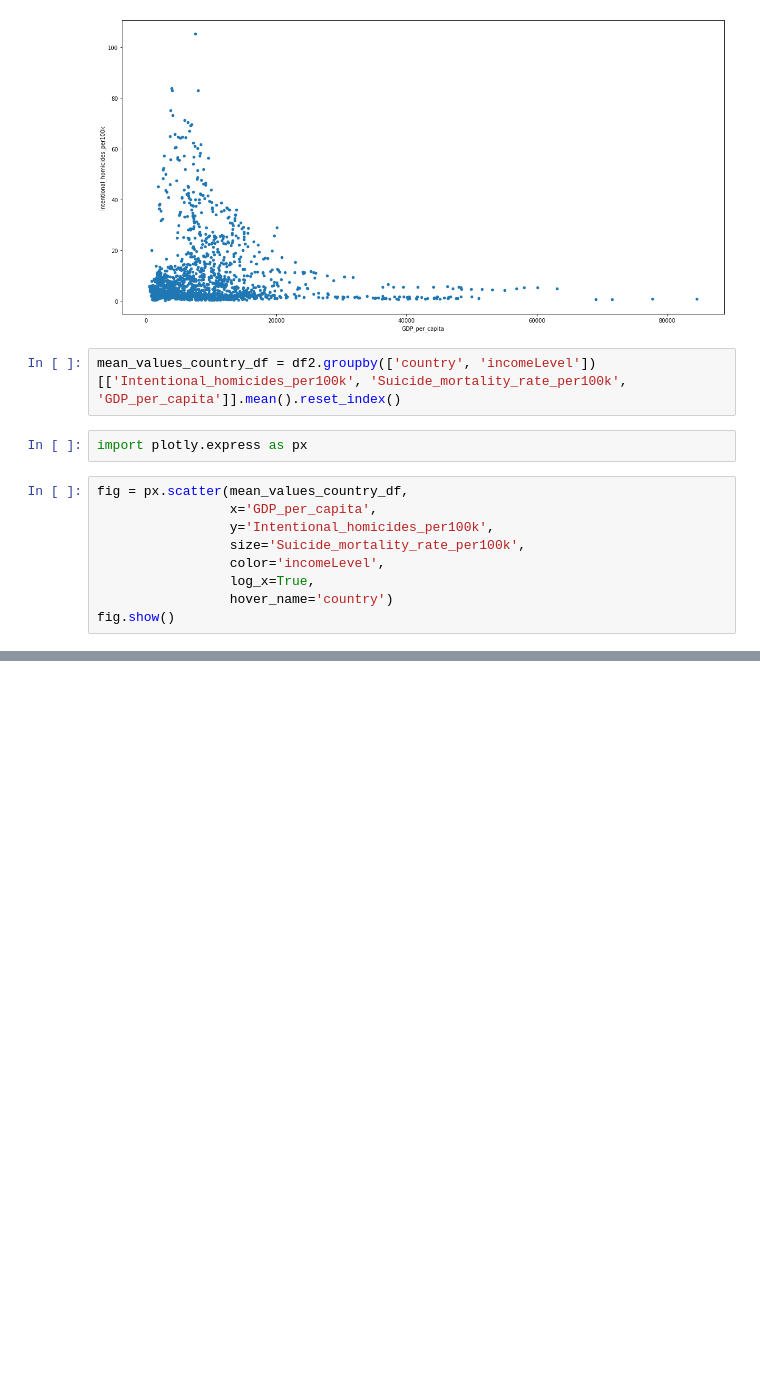
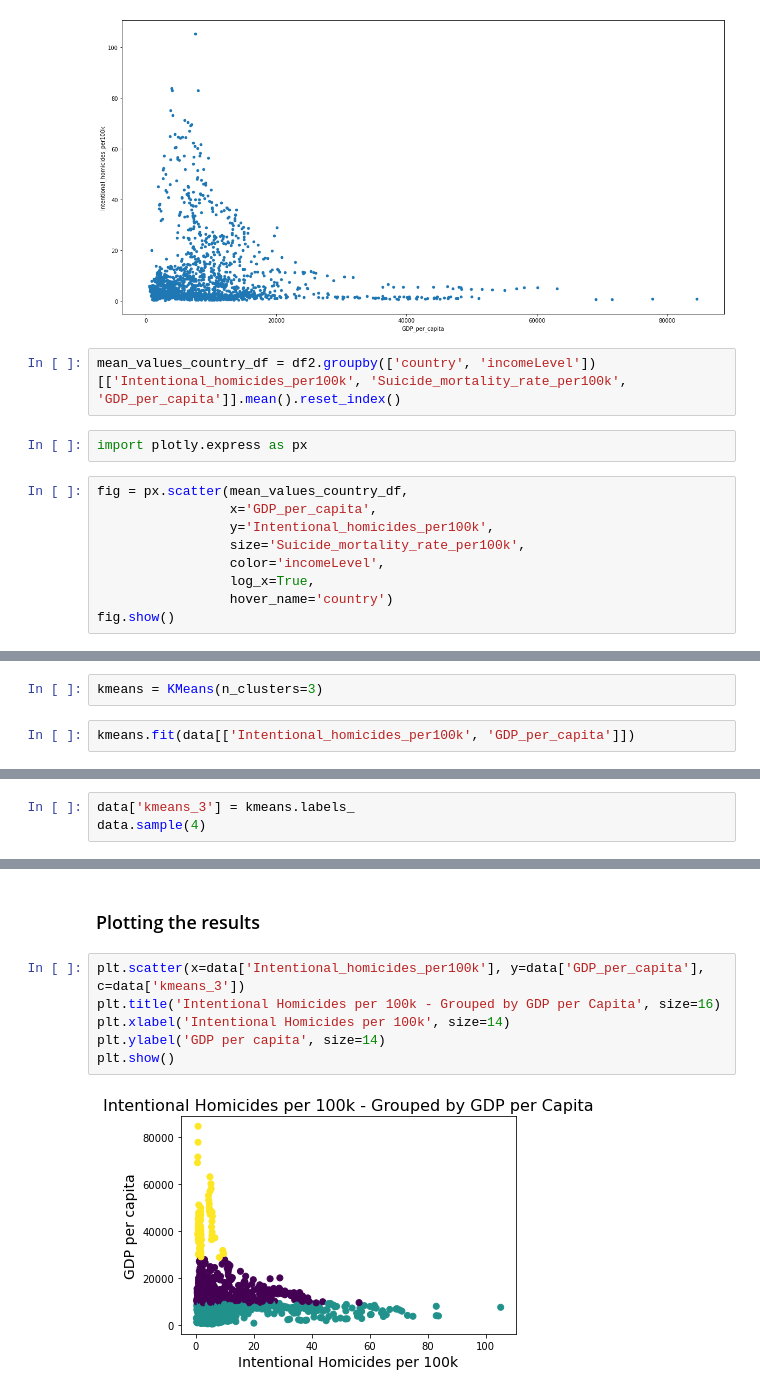
Before and after one commit to MohammedAlghazi17/Data-Mining-, a Jupyter notebook: BSHC4_Group_Project.ipynb, the cells around one changed output, grey strips where cells are left out. Saved outputs shown, nothing was run; the diff lists cells and outputs as text; blank space fills up the shorter version.

```diff
--- a/BSHC4_Group_Project.ipynb
+++ b/BSHC4_Group_Project.ipynb
@@ -621,0 +851,4 @@ fig.show()
+# %%
+kmeans = KMeans(n_clusters=3)
+# %%
+kmeans.fit(data[['Intentional_homicides_per100k', 'GDP_per_capita']])
@@ -621,0 +857,3 @@ fig.show()
+# %%
+data['kmeans_3'] = kmeans.labels_
+data.sample(4)
@@ -621,0 +866,10 @@ fig.show()
+# %% [markdown]
+### Plotting the results
+# %%
+plt.scatter(x=data['Intentional_homicides_per100k'], y=data['GDP_per_capita'], c=data['kmeans_3'])
+plt.title('Intentional Homicides per 100k - Grouped by GDP per Capita', size=16)
+plt.xlabel('Intentional Homicides per 100k', size=14)
+plt.ylabel('GDP per capita', size=14)
+plt.show()
+# %% [output]
+[figure, added]
```
Also changed, not shown: parts of 42 cells of this notebook, 9 other files.
